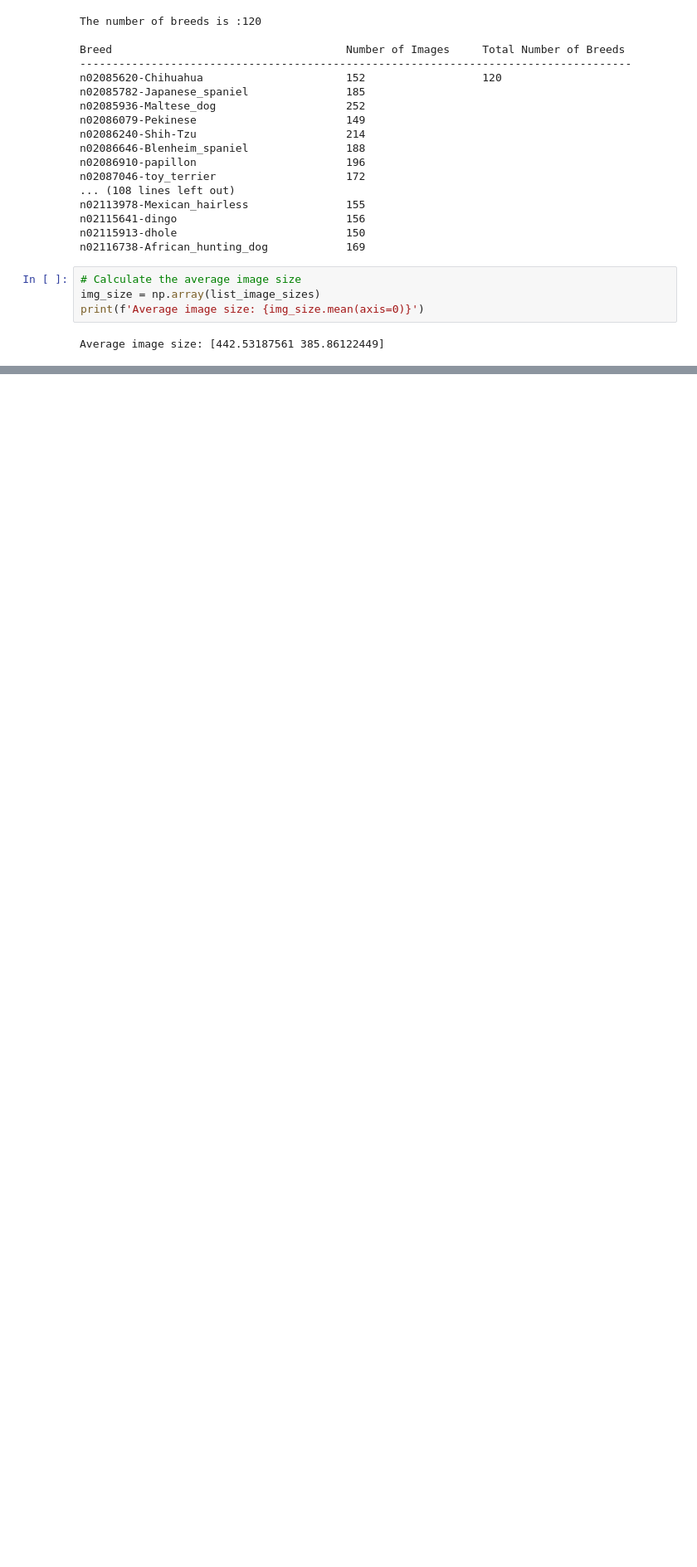
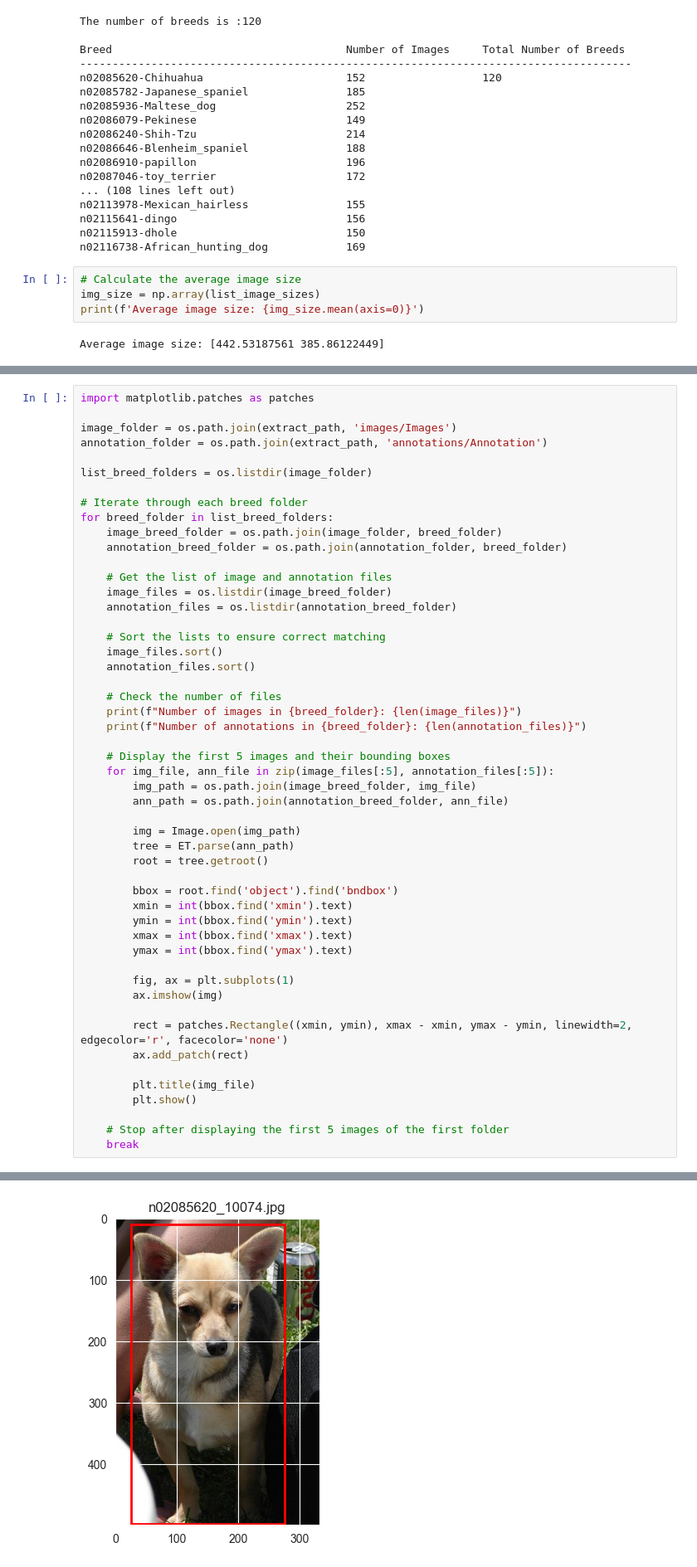
Before and after one commit to dangkhoi3107/Dog_Breeds_Classification, a Jupyter notebook: notebooks/exploration/Data_Exploration_1.ipynb, the cells around one changed output, grey strips where cells are left out. Shown at 83% size. Cells and saved outputs as stored; diff of their text form; blank space fills up the shorter version.

```diff
--- a/notebooks/exploration/Data_Exploration_1.ipynb
+++ b/notebooks/exploration/Data_Exploration_1.ipynb
@@ -187,0 +255,52 @@ print(folder_path)
+# %%
+import matplotlib.patches as patches
+
+image_folder = os.path.join(extract_path, 'images/Images')
+annotation_folder = os.path.join(extract_path, 'annotations/Annotation')
+
+list_breed_folders = os.listdir(image_folder)
+
+# Iterate through each breed folder
+for breed_folder in list_breed_folders:
+    image_breed_folder = os.path.join(image_folder, breed_folder)
+    annotation_breed_folder = os.path.join(annotation_folder, breed_folder)
+
+    # Get the list of image and annotation files
+    image_files = os.listdir(image_breed_folder)
+    annotation_files = os.listdir(annotation_breed_folder)
+
+    # Sort the lists to ensure correct matching
+    image_files.sort()
+    annotation_files.sort()
+
+    # Check the number of files
+    print(f"Number of images in {breed_folder}: {len(image_files)}")
+    print(f"Number of annotations in {breed_folder}: {len(annotation_files)}")
+
+    # Display the first 5 images and their bounding boxes
+    for img_file, ann_file in zip(image_files[:5], annotation_files[:5]):
+        img_path = os.path.join(image_breed_folder, img_file)
+        ann_path = os.path.join(annotation_breed_folder, ann_file)
+
+        img = Image.open(img_path)
+        tree = ET.parse(ann_path)
+        root = tree.getroot()
+
+        bbox = root.find('object').find('bndbox')
+        xmin = int(bbox.find('xmin').text)
+        ymin = int(bbox.find('ymin').text)
+        xmax = int(bbox.find('xmax').text)
+        ymax = int(bbox.find('ymax').text)
+
+        fig, ax = plt.subplots(1)
+        ax.imshow(img)
+
+        rect = patches.Rectangle((xmin, ymin), xmax - xmin, ymax - ymin, linewidth=2, edgecolor='r', facecolor='none')
+        ax.add_patch(rect)
+
+        plt.title(img_file)
+        plt.show()
+
+    # Stop after displaying the first 5 images of the first folder
+    break
+# %% [output]
@@ -187,0 +309 @@ print(folder_path)
+[figure, added]
```
Also changed, not shown: parts of 19 cells of this notebook, 3 other files.
